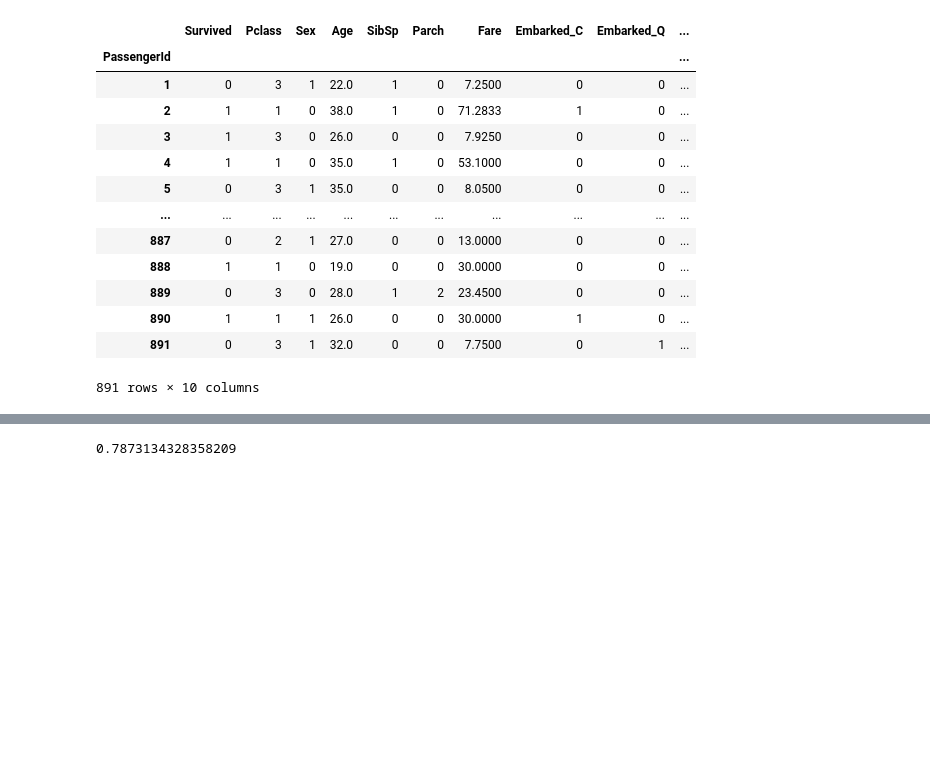
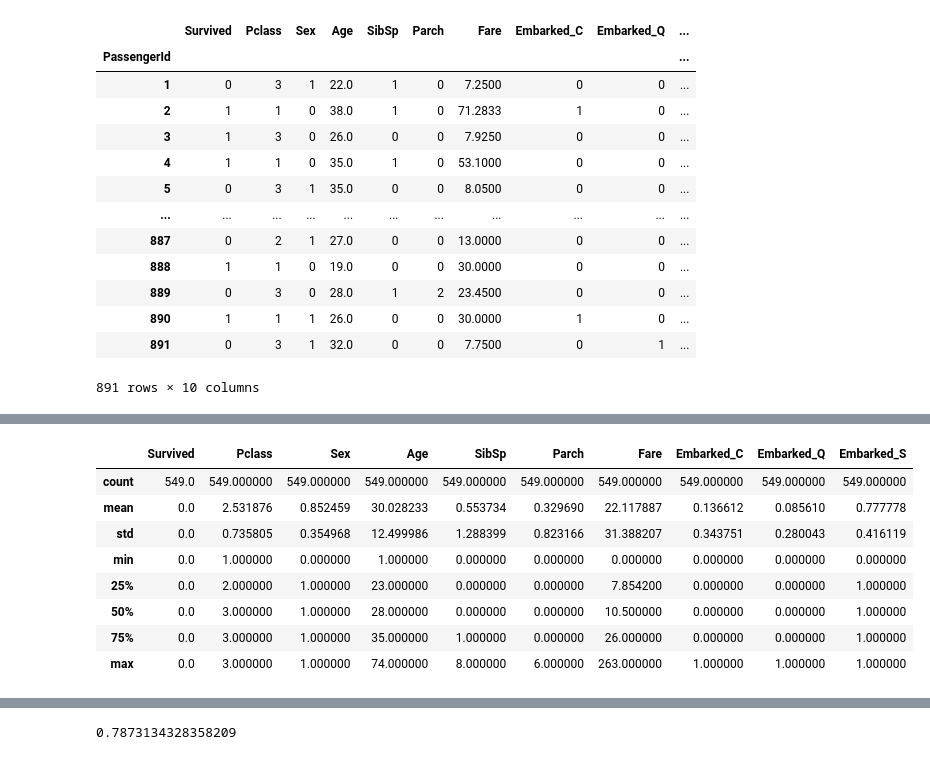
Before and after one commit to shin-shin-01/kaggle, a Jupyter notebook: titanic/main.ipynb, the cells around one changed output, grey strips where cells are left out. Drawn from its saved outputs; the diff is of its cells as text; code cells hidden in the pictures; blank space fills up the shorter version.

```diff
--- a/titanic/main.ipynb
+++ b/titanic/main.ipynb
@@ -101,0 +120,13 @@ df2
+# %%
+# そのままの値で、非生存者のみの統計値を閲覧
+df2[df2["Survived"] == 0].describe()
+# %% [output]
+|  | Survived | Pclass | Sex | Age | SibSp | Parch | Fare | Embarked_C | Embarked_Q | Embarked_S |
+| count | 549.0 | 549.000000 | 549.000000 | 549.000000 | 549.000000 | 549.000000 | 549.000000 | 549.000000 | 549.000000 | 549.000000 |
+| mean | 0.0 | 2.531876 | 0.852459 | 30.028233 | 0.553734 | 0.329690 | 22.117887 | 0.136612 | 0.085610 | 0.777778 |
+| std | 0.0 | 0.735805 | 0.354968 | 12.499986 | 1.288399 | 0.823166 | 31.388207 | 0.343751 | 0.280043 | 0.416119 |
+| min | 0.0 | 1.000000 | 0.000000 | 1.000000 | 0.000000 | 0.000000 | 0.000000 | 0.000000 | 0.000000 | 0.000000 |
+| 25% | 0.0 | 2.000000 | 1.000000 | 23.000000 | 0.000000 | 0.000000 | 7.854200 | 0.000000 | 0.000000 | 1.000000 |
+| 50% | 0.0 | 3.000000 | 1.000000 | 28.000000 | 0.000000 | 0.000000 | 10.500000 | 0.000000 | 0.000000 | 1.000000 |
+| 75% | 0.0 | 3.000000 | 1.000000 | 35.000000 | 1.000000 | 0.000000 | 26.000000 | 0.000000 | 0.000000 | 1.000000 |
+| max | 0.0 | 3.000000 | 1.000000 | 74.000000 | 8.000000 | 6.000000 | 263.000000 | 1.000000 | 1.000000 | 1.000000 |
```
Also changed, not shown: parts of 6 cells of this notebook, 2 other files.
